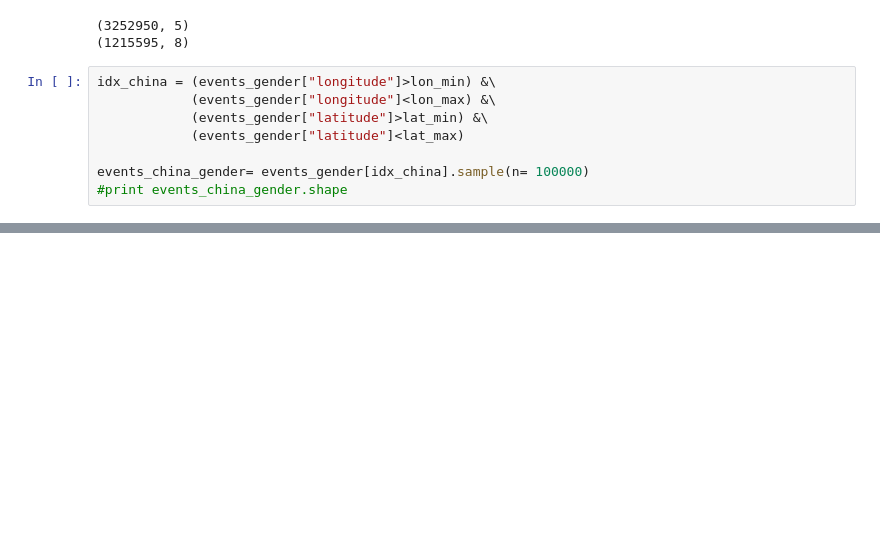
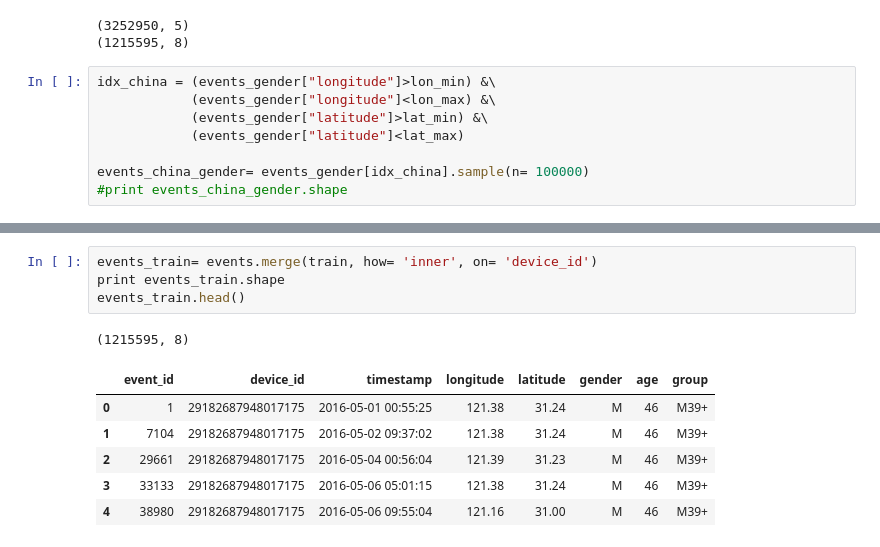
Before and after one commit to arkoneogy/kaggle_competitions, a Jupyter notebook: geo_visualization.ipynb, the cells around one changed output, grey strips where cells are left out. Drawn from its saved outputs; the diff is of its cells as text; blank space fills up the shorter version.

```diff
--- a/geo_visualization.ipynb
+++ b/geo_visualization.ipynb
@@ -143,0 +198,12 @@ plt.show()
+# %%
+events_train= events.merge(train, how= 'inner', on= 'device_id')
+print events_train.shape
+events_train.head()
+# %% [output]
+(1215595, 8)
+|  | event_id | device_id | timestamp | longitude | latitude | gender | age | group |
+| 0 | 1 | 29182687948017175 | 2016-05-01 00:55:25 | 121.38 | 31.24 | M | 46 | M39+ |
+| 1 | 7104 | 29182687948017175 | 2016-05-02 09:37:02 | 121.38 | 31.24 | M | 46 | M39+ |
+| 2 | 29661 | 29182687948017175 | 2016-05-04 00:56:04 | 121.39 | 31.23 | M | 46 | M39+ |
+| 3 | 33133 | 29182687948017175 | 2016-05-06 05:01:15 | 121.38 | 31.24 | M | 46 | M39+ |
+| 4 | 38980 | 29182687948017175 | 2016-05-06 09:55:04 | 121.16 | 31.00 | M | 46 | M39+ |
```
Also changed, not shown: parts of 9 cells of this notebook.
